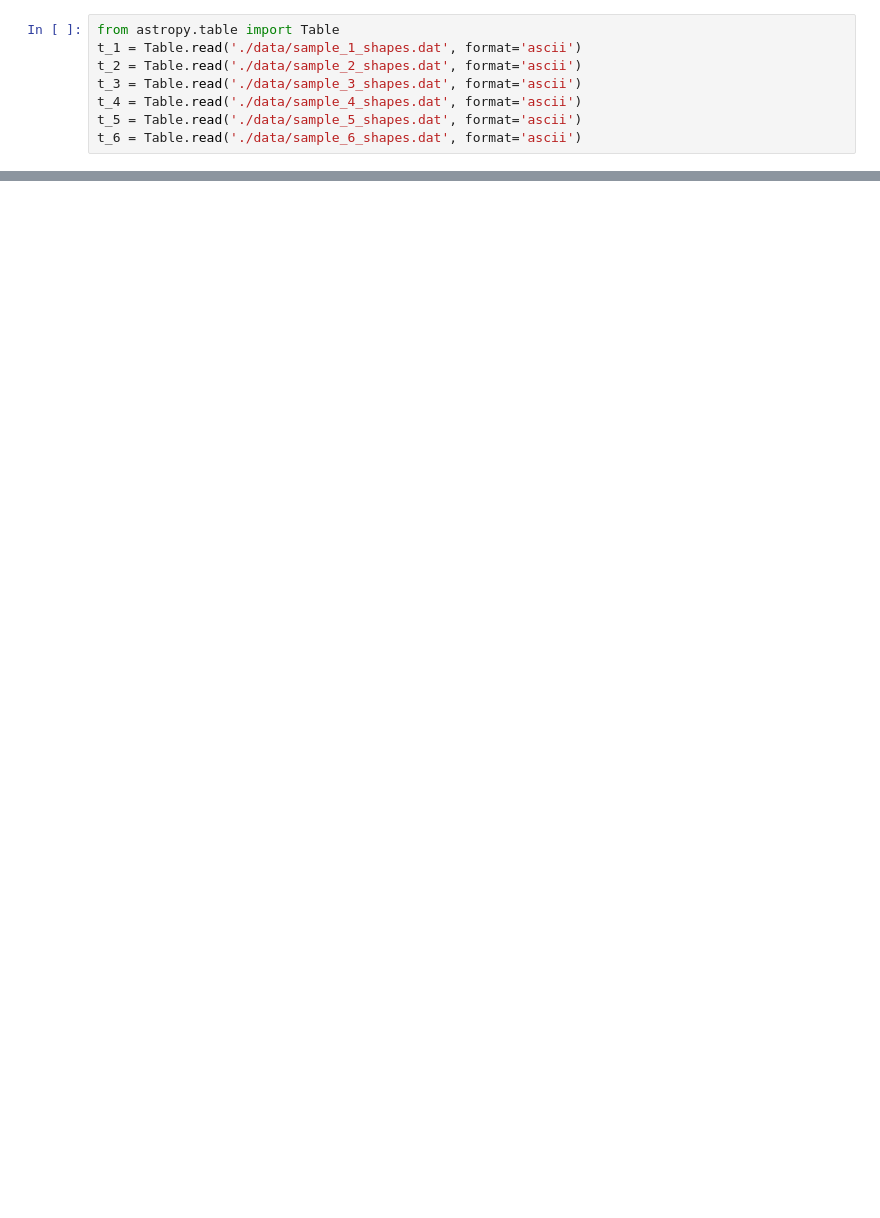
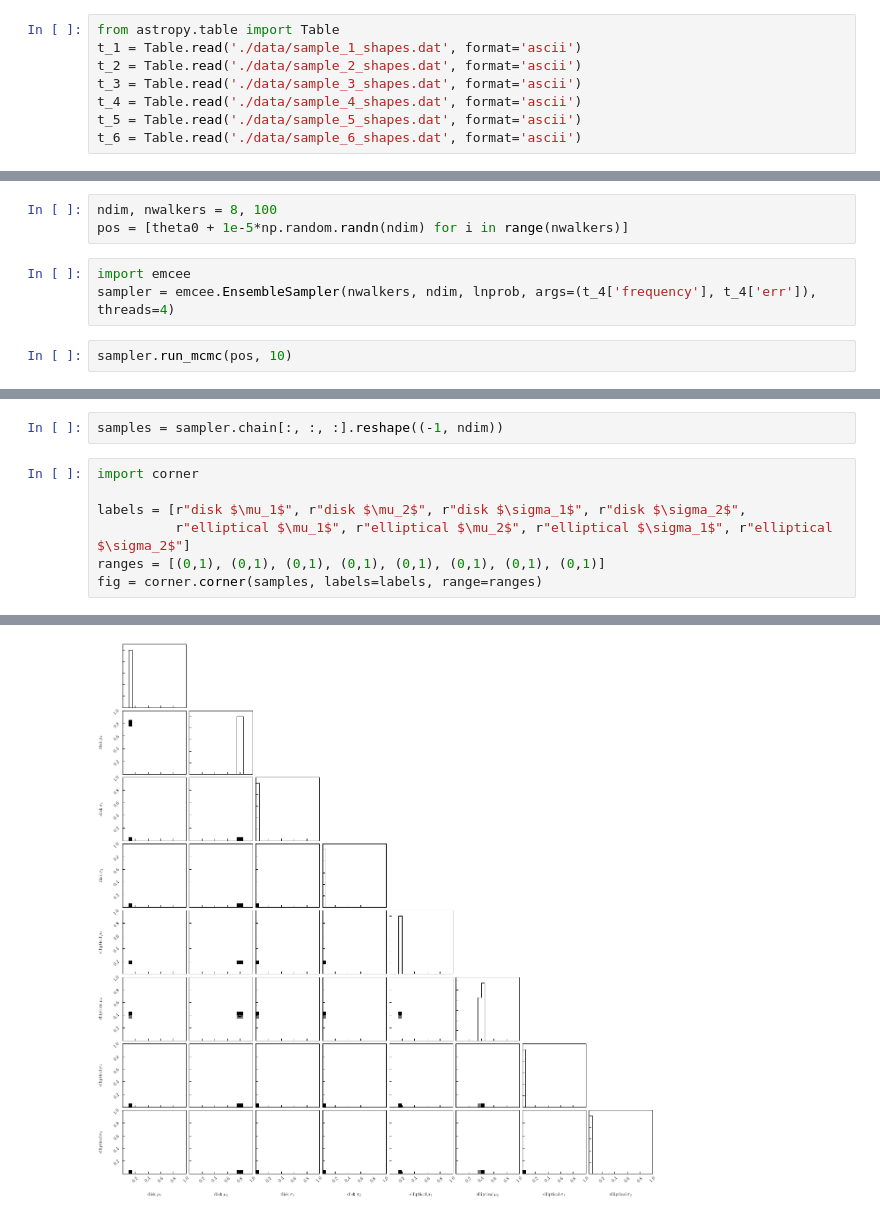
Before and after one commit to duncandc/galaxy_shapes, a Jupyter notebook: sdss_analysis/fit_shape_model.ipynb, the cells around one changed output, grey strips where cells are left out. Cells and saved outputs as stored; diff of their text form; blank space fills up the shorter version.

```diff
--- a/sdss_analysis/fit_shape_model.ipynb
+++ b/sdss_analysis/fit_shape_model.ipynb
@@ -207,0 +349,8 @@ plt.show()
+# %%
+ndim, nwalkers = 8, 100
+pos = [theta0 + 1e-5*np.random.randn(ndim) for i in range(nwalkers)]
+# %%
+import emcee
+sampler = emcee.EnsembleSampler(nwalkers, ndim, lnprob, args=(t_4['frequency'], t_4['err']), threads=4)
+# %%
+sampler.run_mcmc(pos, 10)
@@ -207,0 +375,10 @@ plt.show()
+# %%
+samples = sampler.chain[:, :, :].reshape((-1, ndim))
+# %%
+import corner
+
+labels = [r"disk $\mu_1$", r"disk $\mu_2$", r"disk $\sigma_1$", r"disk $\sigma_2$",
+          r"elliptical $\mu_1$", r"elliptical $\mu_2$", r"elliptical $\sigma_1$", r"elliptical $\sigma_2$"]
+ranges = [(0,1), (0,1), (0,1), (0,1), (0,1), (0,1), (0,1), (0,1)]
+fig = corner.corner(samples, labels=labels, range=ranges)
+# %% [output]
@@ -207,0 +402 @@ plt.show()
+[figure, added]
```
Also changed, not shown: parts of 14 cells of this notebook, 2 other files.
